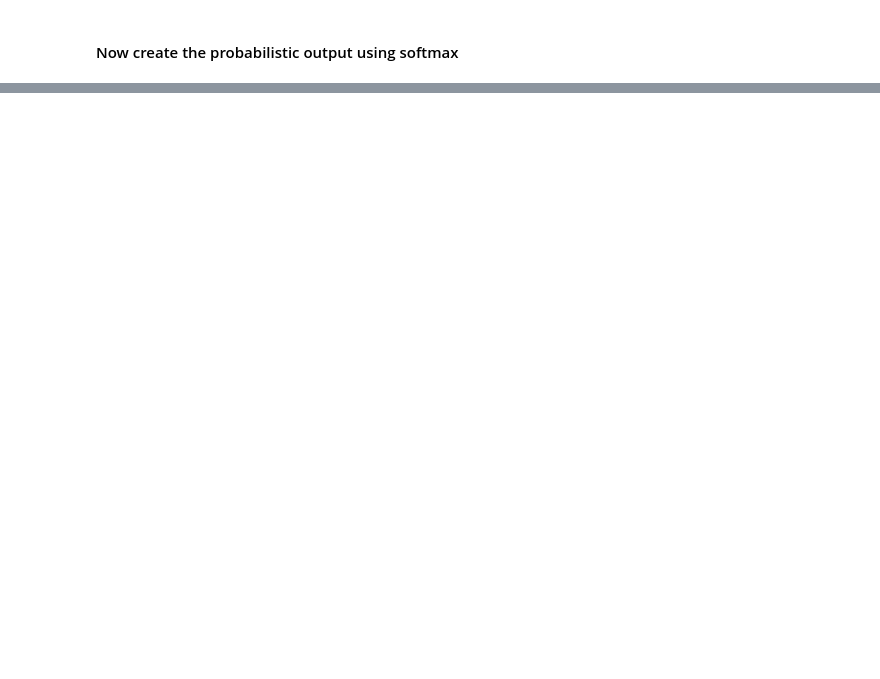
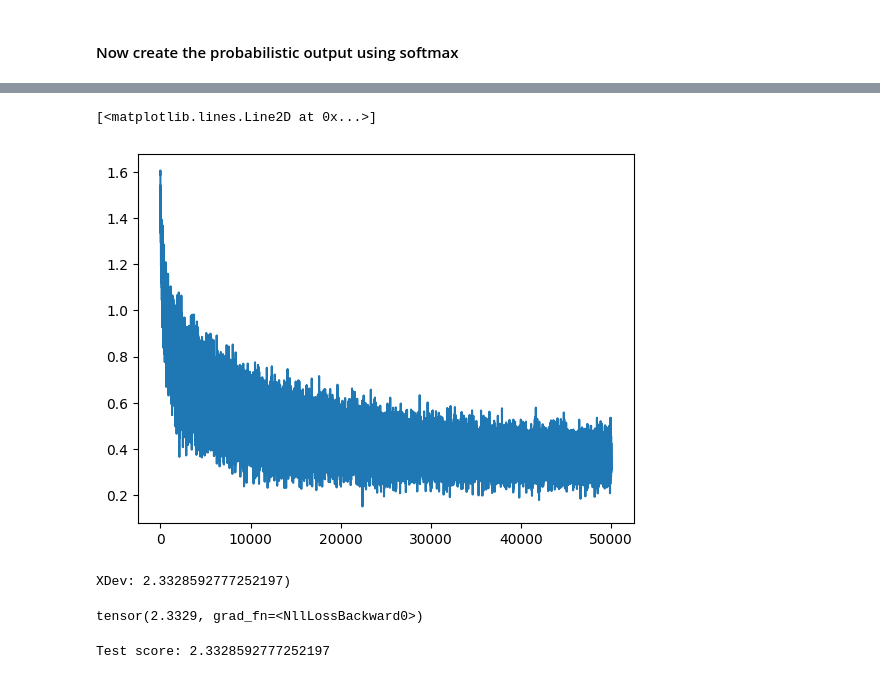
Before and after one commit to eitanzeev/first_principles, a Jupyter notebook: makemore_construction_part_2.ipynb, the cells around one changed output, grey strips where cells are left out. Drawn from its saved outputs; the diff is of its cells as text; code cells hidden in the pictures; blank space fills up the shorter version.

Commit message:
completed section 2 construction and tetsted increasing training length. Will experiment with block sizes next

```diff
--- a/makemore_construction_part_2.ipynb
+++ b/makemore_construction_part_2.ipynb
@@ -214,0 +299,38 @@ for _ in range(0,10)
+# %%
+## training loop
+lri = []
+lossi = []
+stepi = []
+
+for _ in range(50000):
+
+    ix = torch.randint(0,Xtr.shape[0], (32,))
+
+    embeddings = C[Xtr[ix]] #only get 32 samples
+    tanh = torch.tanh(embeddings.view(embeddings.shape[0],30) @ W1 + b1)#can also use embedding.view(-1,6)
+    logits = tanh @ W2 + b2
+    loss = F.cross_entropy(logits, Ytr[ix])
+
+    #print(f"current loss: {loss.item()}")
+
+    for p in parameters:
+        p.grad = None
+
+    loss.backward()
+
+    # for p in parameters:
+    #     if p.grad is not None:
+    #         pass
+    #     else:
+    #         print(p.shape, '--- missing grad')
+    #lr = lrs[_]
+    lr = 0.1
+    for p in parameters:
+        p.data += -lr * p.grad
+
+    #lri.append(lre[_])
+    lossi.append(loss.log10().item())
+    stepi.append(_)
+
+
+print(f"current loss: {loss.item()}")
@@ -214,0 +339,15 @@ for _ in range(0,10)
+# %%
+#plt.plot(lri, lossi) -> identifying valley for lowest losses per learning rate
+plt.plot(stepi, lossi) #Tells where loss may be hitting a local minima
+# %% [output]
+[<matplotlib.lines.Line2D at 0x...>]
+[figure, added]
+# %%
+##Now lets look at the overall  performance
+emb = C[Xtr]
+h = torch.tanh(emb.view(-1,30) @ W1 + b1)
+logits = h@W2 + b2
+cross_ent = F.cross_entropy(logits, Ytr)
+print(f"XDev: {cross_ent})")
+# %% [output]
+XDev: 2.3328592777252197)
@@ -214,0 +360,12 @@ for _ in range(0,10)
+# %%
+print(cross_ent)
+# %% [output]
+tensor(2.3329, grad_fn=<NllLossBackward0>)
+# %%
+##Now lets look at the overall  performance
+emb = C[Xtest]
+h = torch.tanh(emb.view(-1,30) @ W1 + b1)
+logits = h@W2 + b2
+print(f"Test score: {F.cross_entropy(logits, Ytest)}")
+# %% [output]
+Test score: 2.3328592777252197
```
Also changed, not shown: parts of 34 cells of this notebook, 1 other file.
